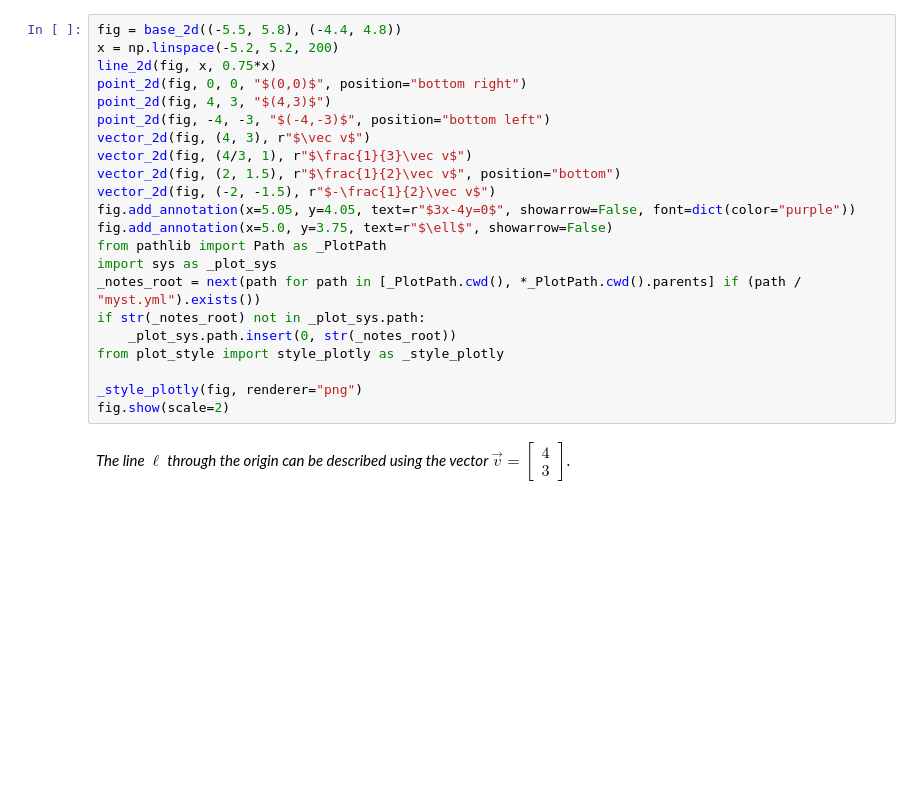
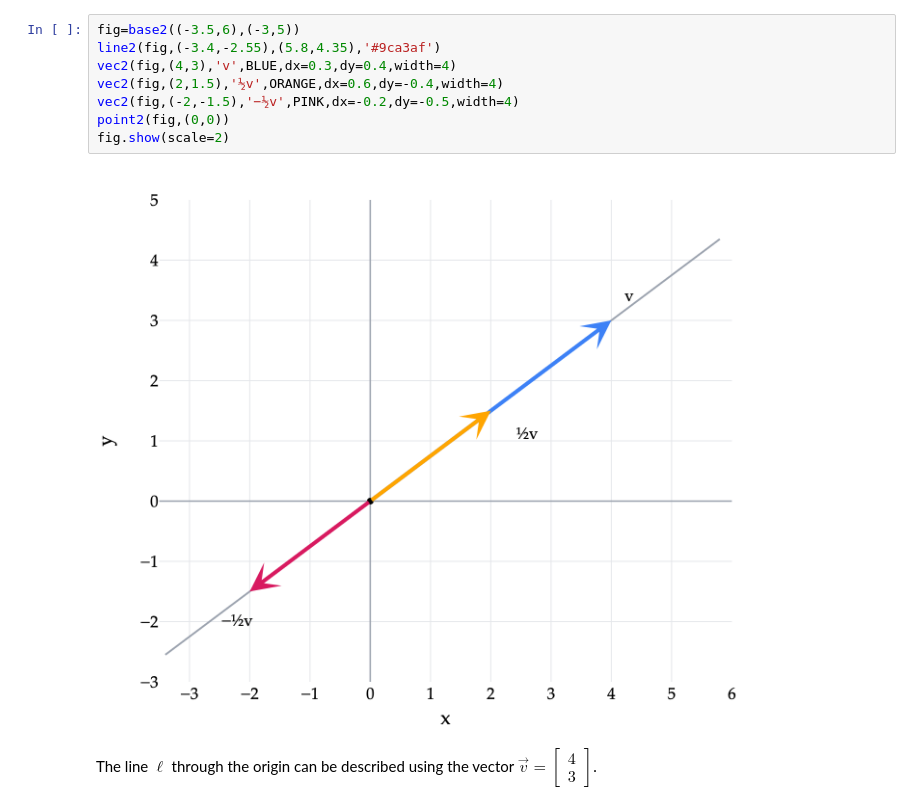
Before and after one commit to math-124/notes, a Jupyter notebook: ch02/02-01.ipynb, the cells around one changed output. Cells and saved outputs as stored; diff of their text form; blank space fills up the shorter version.

```diff
--- a/ch02/02-01.ipynb
+++ b/ch02/02-01.ipynb
@@ -108,27 +237,15 @@ $$
-# %%
-fig = base_2d((-5.5, 5.8), (-4.4, 4.8))
-x = np.linspace(-5.2, 5.2, 200)
-line_2d(fig, x, 0.75*x)
-point_2d(fig, 0, 0, "$(0,0)$", position="bottom right")
-point_2d(fig, 4, 3, "$(4,3)$")
-point_2d(fig, -4, -3, "$(-4,-3)$", position="bottom left")
-vector_2d(fig, (4, 3), r"$\vec v$")
-vector_2d(fig, (4/3, 1), r"$\frac{1}{3}\vec v$")
-vector_2d(fig, (2, 1.5), r"$\frac{1}{2}\vec v$", position="bottom")
-vector_2d(fig, (-2, -1.5), r"$-\frac{1}{2}\vec v$")
-fig.add_annotation(x=5.05, y=4.05, text=r"$3x-4y=0$", showarrow=False, font=dict(color="purple"))
-fig.add_annotation(x=5.0, y=3.75, text=r"$\ell$", showarrow=False)
-from pathlib import Path as _PlotPath
-import sys as _plot_sys
-_notes_root = next(path for path in [_PlotPath.cwd(), *_PlotPath.cwd().parents] if (path / "myst.yml").exists())
-if str(_notes_root) not in _plot_sys.path:
-    _plot_sys.path.insert(0, str(_notes_root))
-from plot_style import style_plotly as _style_plotly
-
-_style_plotly(fig, renderer="png")
-fig.show(scale=2)
+# %%
+fig=base2((-3.5,6),(-3,5))
+line2(fig,(-3.4,-2.55),(5.8,4.35),'#9ca3af')
+vec2(fig,(4,3),'v',BLUE,dx=0.3,dy=0.4,width=4)
+vec2(fig,(2,1.5),'½v',ORANGE,dx=0.6,dy=-0.4,width=4)
+vec2(fig,(-2,-1.5),'−½v',PINK,dx=-0.2,dy=-0.5,width=4)
+point2(fig,(0,0))
+fig.show(scale=2)
+# %% [output]
+[figure, added]
 # %% [markdown]
-*The line $\ell$ through the origin can be described using the vector $\vec v=\begin{bmatrix}4\\3\end{bmatrix}$.*
+The line $\ell$ through the origin can be described using the vector $\vec v=\begin{bmatrix}4\\3\end{bmatrix}$.
 # %% [markdown]
 Note that we could have picked any nonzero vector along this line, e.g.
 
```
Also changed, not shown: parts of 30 cells of this notebook, 9 other files.
